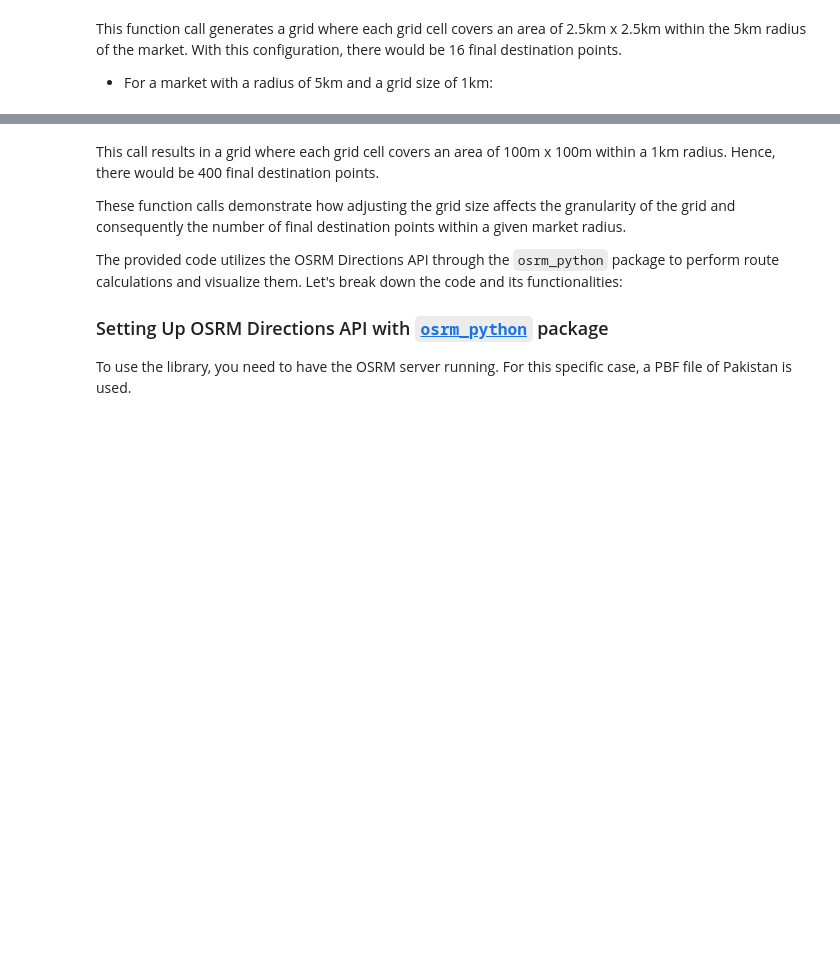
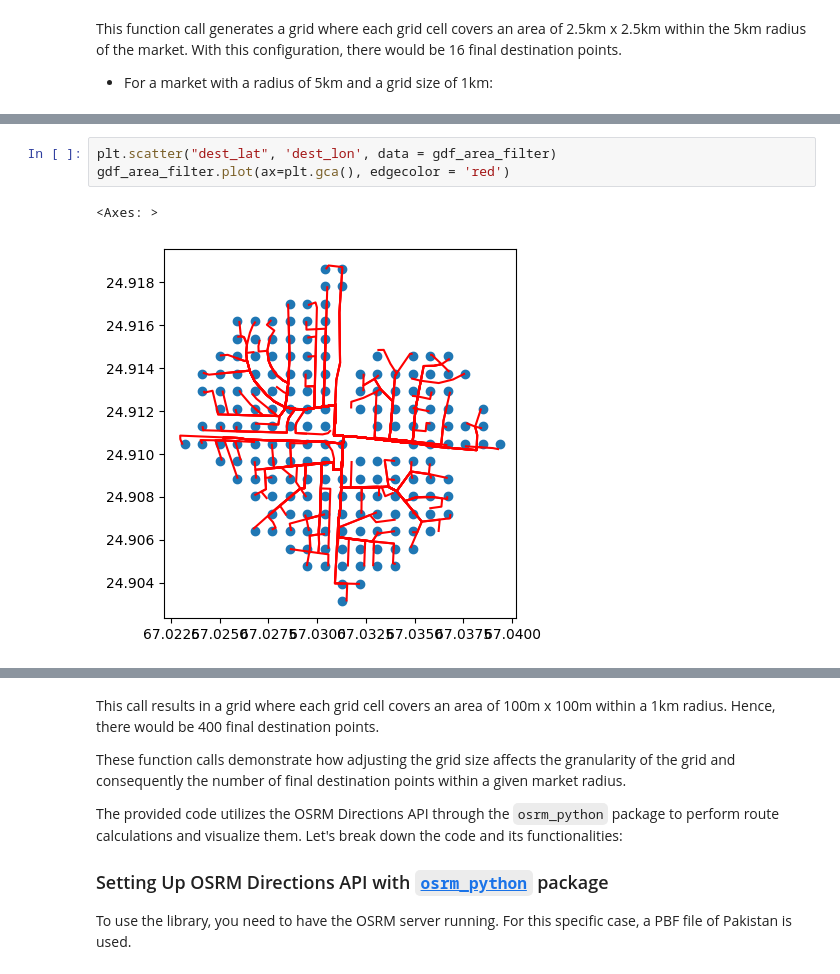
Before and after one commit to TJhon/python-raster-crop, a Jupyter notebook: tutorials/reference.ipynb, the cells around one changed output, grey strips where cells are left out. Drawn from its saved outputs; the diff is of its cells as text; blank space fills up the shorter version.

```diff
--- a/tutorials/reference.ipynb
+++ b/tutorials/reference.ipynb
@@ -116,0 +162,6 @@ generate_grid(radius_km=1, grid_km_size=0.1)
+# %%
+plt.scatter("dest_lat", 'dest_lon', data = gdf_area_filter)
+gdf_area_filter.plot(ax=plt.gca(), edgecolor = 'red')
+# %% [output]
+<Axes: >
+[figure, added]
```
Also changed, not shown: parts of 17 cells of this notebook.
